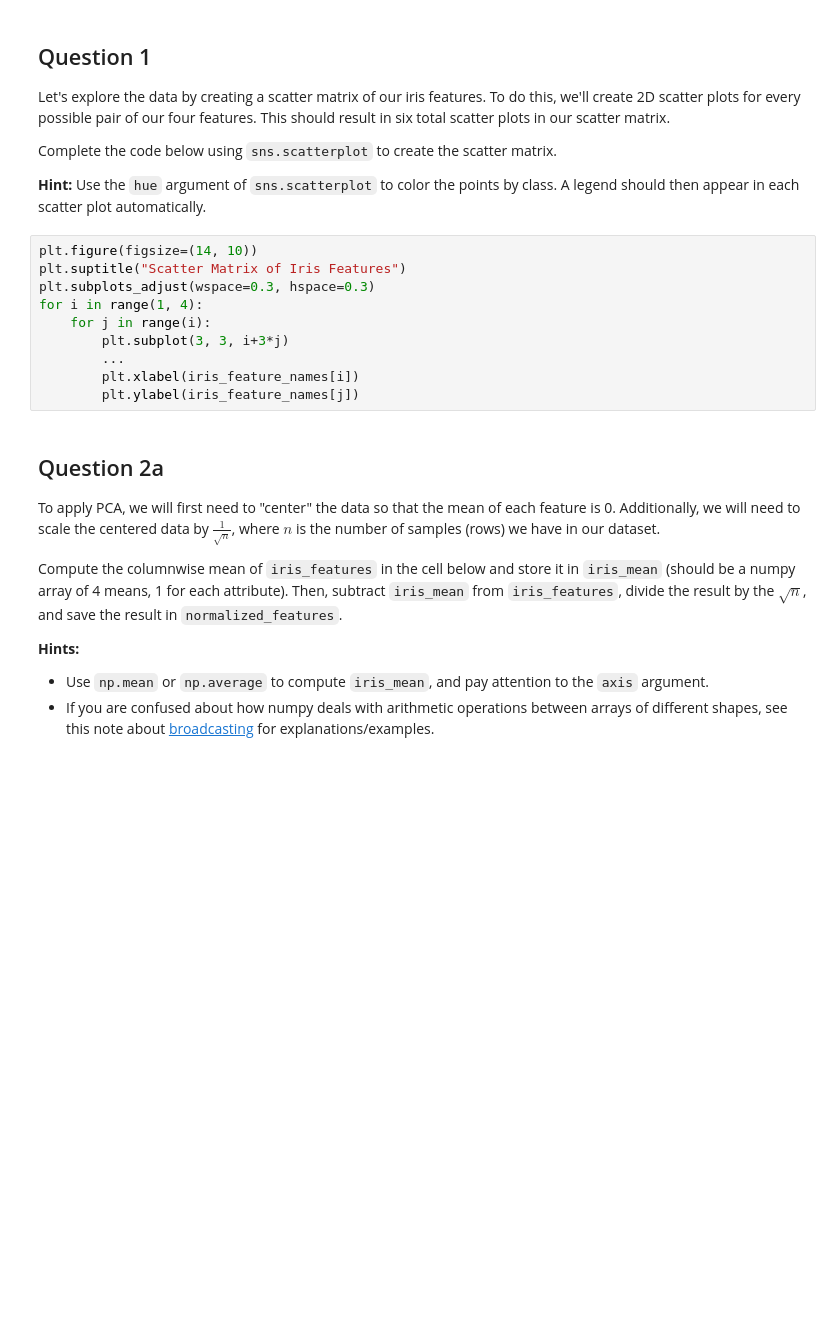
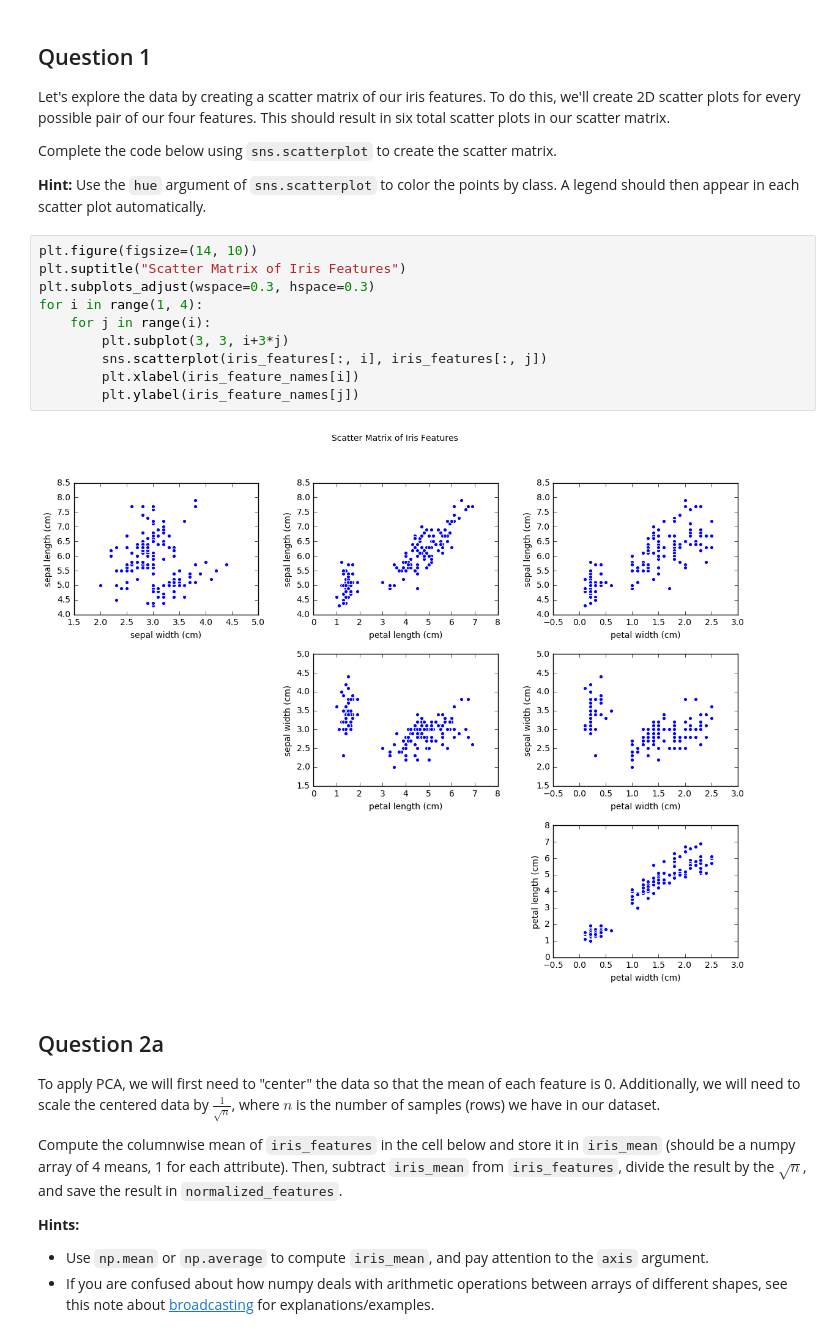
Before and after one commit to jcvdav/Spring2019, a Jupyter notebook: labs/lab04/lab04.ipynb, the cells around one changed output. Saved outputs shown, nothing was run; the diff lists cells and outputs as text; blank space fills up the shorter version.

```diff
--- a/labs/lab04/lab04.ipynb
+++ b/labs/lab04/lab04.ipynb
@@ -50,13 +73,15 @@ name: q1
 # %%
 plt.figure(figsize=(14, 10))
 plt.suptitle("Scatter Matrix of Iris Features")
 plt.subplots_adjust(wspace=0.3, hspace=0.3)
 for i in range(1, 4):
     for j in range(i):
         plt.subplot(3, 3, i+3*j)
-        ...
+        sns.scatterplot(iris_features[:, i], iris_features[:, j])
         plt.xlabel(iris_feature_names[i])
         plt.ylabel(iris_feature_names[j])
+# %% [output]
+[figure, added]
 # %% [markdown]
 ## Question 2a
 
```
Also changed, not shown: parts of 20 cells of this notebook.
